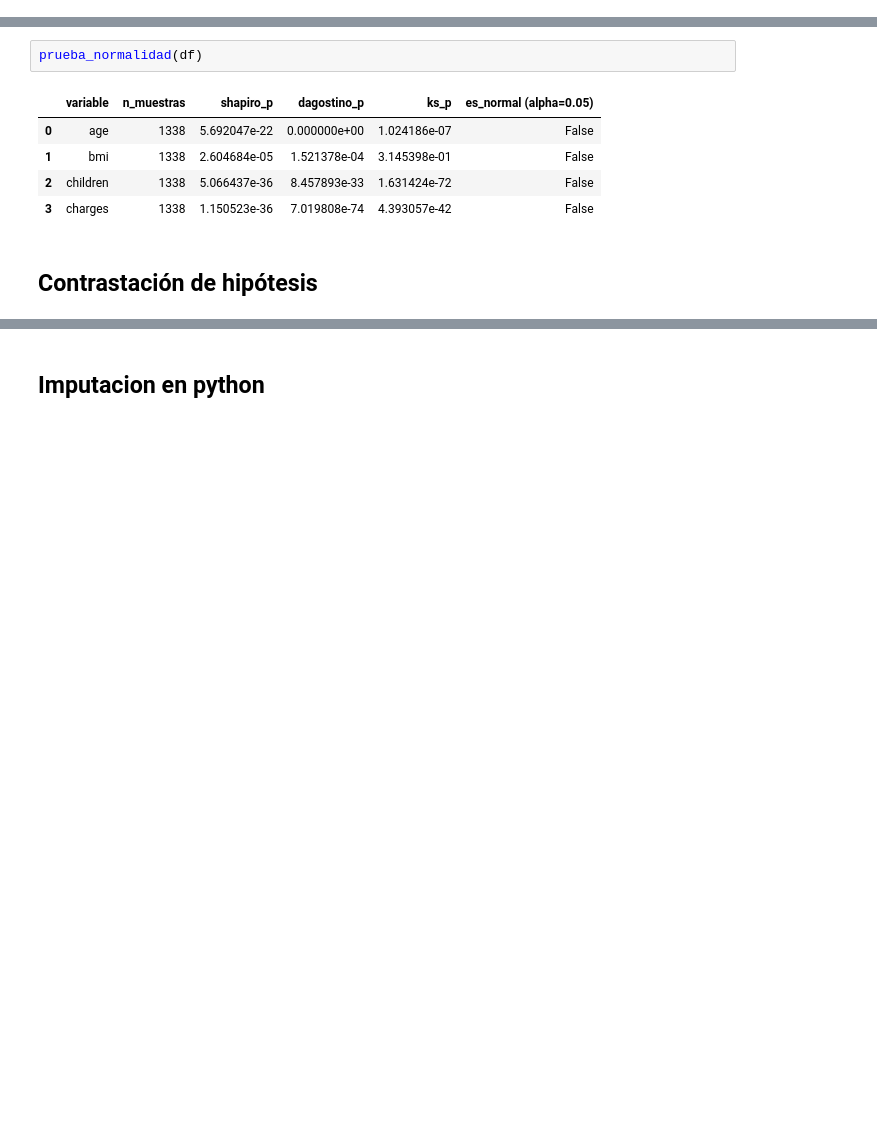
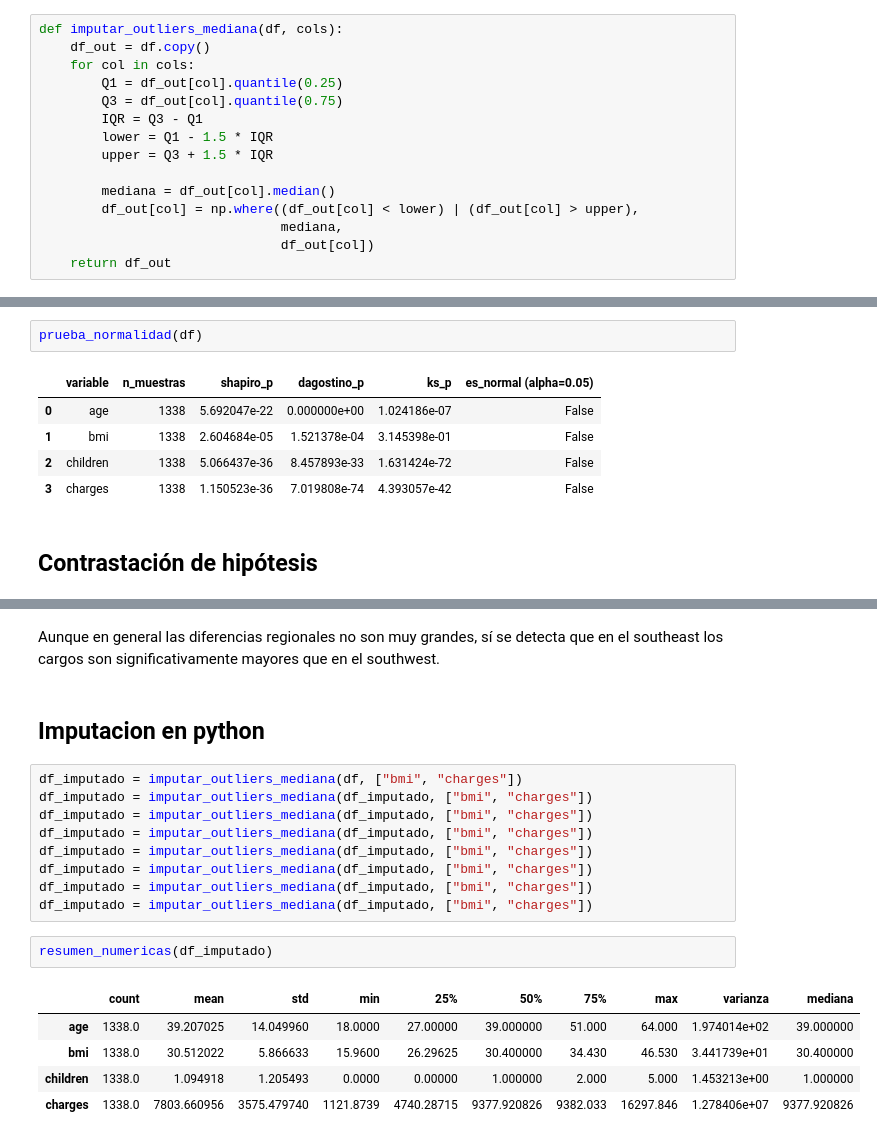
Before and after one commit to Hypotermya/Dataviz_actividad, a Jupyter notebook: _sources/notebooks.ipynb, the cells around one changed output, grey strips where cells are left out. Drawn from its saved outputs; the diff is of its cells as text; blank space fills up the shorter version.

```diff
--- a/_sources/notebooks.ipynb
+++ b/_sources/notebooks.ipynb
@@ -219,6 +224,21 @@ def prueba_normalidad(df, alpha=0.05):
         })
 
     return pd.DataFrame(resultados).sort_values(by="es_normal (alpha=0.05)", ascending=False)
+# %%
+def imputar_outliers_mediana(df, cols):
+    df_out = df.copy()
+    for col in cols:
+        Q1 = df_out[col].quantile(0.25)
+        Q3 = df_out[col].quantile(0.75)
+        IQR = Q3 - Q1
+        lower = Q1 - 1.5 * IQR
+        upper = Q3 + 1.5 * IQR
+
+        mediana = df_out[col].median()
+        df_out[col] = np.where((df_out[col] < lower) | (df_out[col] > upper),
+                               mediana,
+                               df_out[col])
+    return df_out
 # %% [markdown]
 ## Cargado de datos y exploraciones iniciales
 # %%
@@ -326,2 +418,21 @@ prueba_normalidad(df)
+# %% [markdown]
+Aunque en general las diferencias regionales no son muy grandes, sí se detecta que en el southeast los cargos son significativamente mayores que en el southwest.
 # %% [markdown]
 ## Imputacion en python
+# %%
+df_imputado = imputar_outliers_mediana(df, ["bmi", "charges"])
+df_imputado = imputar_outliers_mediana(df_imputado, ["bmi", "charges"])
+df_imputado = imputar_outliers_mediana(df_imputado, ["bmi", "charges"])
+df_imputado = imputar_outliers_mediana(df_imputado, ["bmi", "charges"])
+df_imputado = imputar_outliers_mediana(df_imputado, ["bmi", "charges"])
+df_imputado = imputar_outliers_mediana(df_imputado, ["bmi", "charges"])
+df_imputado = imputar_outliers_mediana(df_imputado, ["bmi", "charges"])
+df_imputado = imputar_outliers_mediana(df_imputado, ["bmi", "charges"])
+# %%
+resumen_numericas(df_imputado)
+# %% [output]
+|  | count | mean | std | min | 25% | 50% | 75% | max | varianza | mediana |
+| age | 1338.0 | 39.207025 | 14.049960 | 18.0000 | 27.00000 | 39.000000 | 51.000 | 64.000 | 1.974014e+02 | 39.000000 |
+| bmi | 1338.0 | 30.512022 | 5.866633 | 15.9600 | 26.29625 | 30.400000 | 34.430 | 46.530 | 3.441739e+01 | 30.400000 |
+| children | 1338.0 | 1.094918 | 1.205493 | 0.0000 | 0.00000 | 1.000000 | 2.000 | 5.000 | 1.453213e+00 | 1.000000 |
+| charges | 1338.0 | 7803.660956 | 3575.479740 | 1121.8739 | 4740.28715 | 9377.920826 | 9382.033 | 16297.846 | 1.278406e+07 | 9377.920826 |
```
Also changed, not shown: parts of 11 cells of this notebook, 18 other files.
